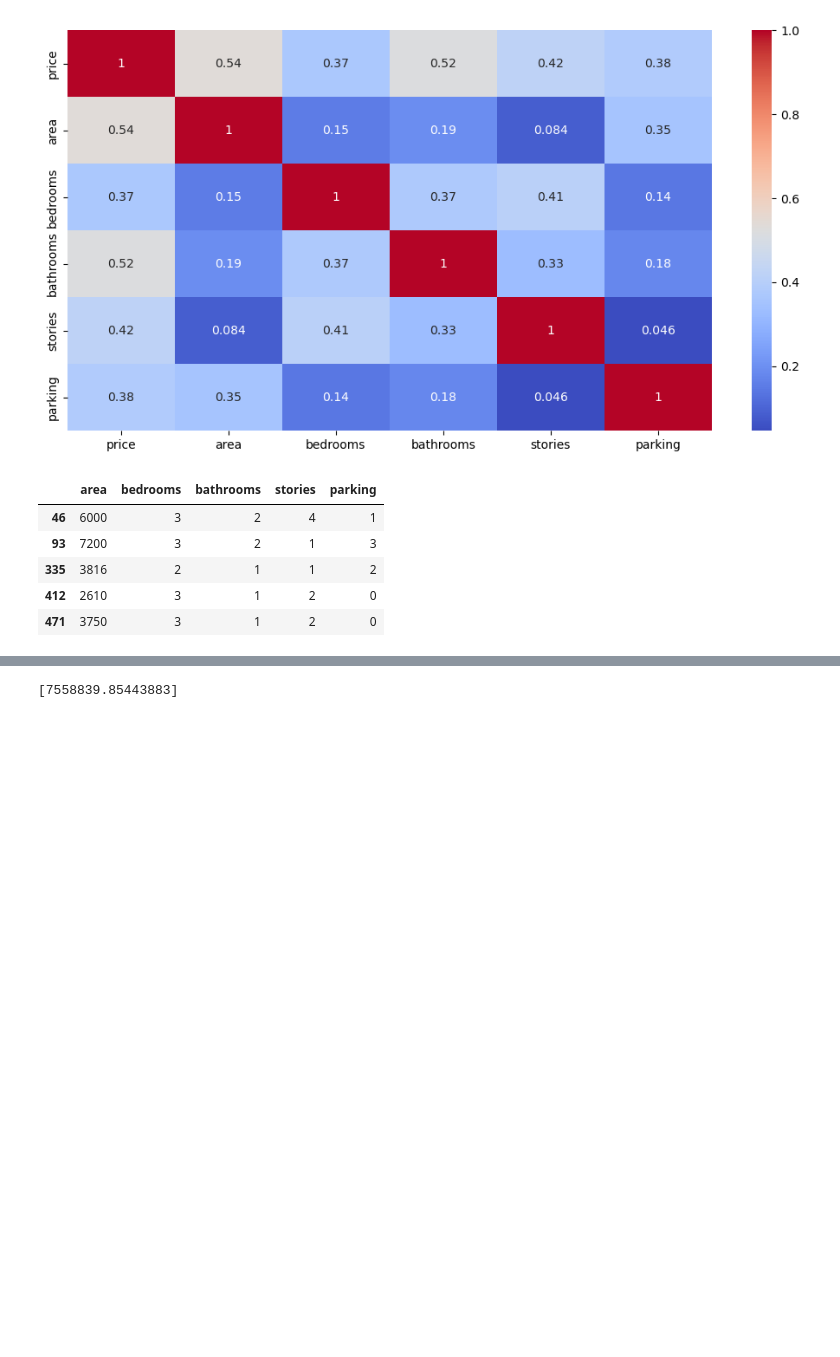
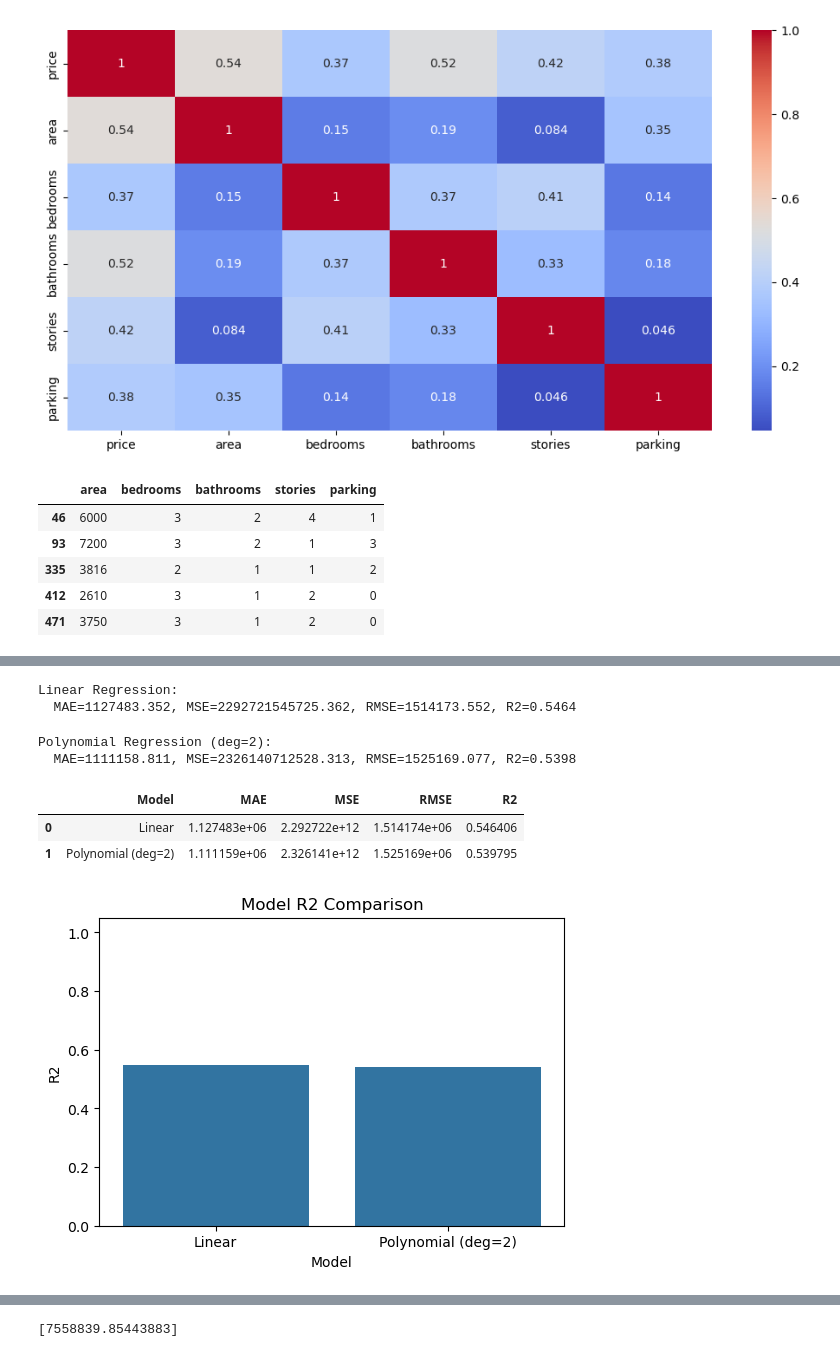
Before and after one commit to aquattda/ML_04, a Jupyter notebook: ML/Supervised/Regression/linear_regression.ipynb, the cells around one changed output, grey strips where cells are left out. Saved outputs shown, nothing was run; the diff lists cells and outputs as text; code cells hidden in the pictures; blank space fills up the shorter version.

```diff
--- a/ML/Supervised/Regression/linear_regression.ipynb
+++ b/ML/Supervised/Regression/linear_regression.ipynb
@@ -73,13 +291,3 @@ X_train.head()
 | 335 | 3816 | 2 | 1 | 1 | 2 |
 | 412 | 2610 | 3 | 1 | 2 | 0 |
 | 471 | 3750 | 3 | 1 | 2 | 0 |
-# %%
-#Linear_model = LinearRegression()
-#Linear_model.fit(X_train, y_train)
-from sklearn.pipeline import make_pipeline
-
-pipe = make_pipeline(PolynomialFeatures(degree=2, include_bias=False), LinearRegression()) #degree (hyperparameter)
-pipe.fit(X_train, y_train)
-
-y_pred = pipe.predict(X_test)
-y_pred
@@ -106,0 +297,61 @@ array([ 6505190.04845729,  6264935.34562231,  3379732.2803393 ,
+# %%
+# --- Model A: Simple Linear Regression ---
+Linear_model = LinearRegression()
+Linear_model.fit(X_train, y_train)
+y_pred_lin = Linear_model.predict(X_test)
+
+# Metrics for Linear Regression
+mae_lin = mean_absolute_error(y_test, y_pred_lin)
+mse_lin = mean_squared_error(y_test, y_pred_lin)
+rmse_lin = np.sqrt(mse_lin)
+r2_lin = r2_score(y_test, y_pred_lin)
+
+print(
+    f"Linear Regression:\n  MAE={mae_lin:.3f}, MSE={mse_lin:.3f}, RMSE={rmse_lin:.3f}, R2={r2_lin:.4f}"
+)
+# %% [output]
+Linear Regression:
+  MAE=1127483.352, MSE=2292721545725.362, RMSE=1514173.552, R2=0.5464
+# %%
+# --- Model B: Polynomial Regression (degree=2) using a pipeline ---
+from sklearn.pipeline import make_pipeline
+poly_pipe = make_pipeline(PolynomialFeatures(degree=2, include_bias=False), LinearRegression())
+poly_pipe.fit(X_train, y_train)
+y_pred_poly = poly_pipe.predict(X_test)
+
+# Metrics for Polynomial Regression
+mae_poly = mean_absolute_error(y_test, y_pred_poly)
+mse_poly = mean_squared_error(y_test, y_pred_poly)
+rmse_poly = np.sqrt(mse_poly)
+r2_poly = r2_score(y_test, y_pred_poly)
+
+print(
+    f"Polynomial Regression (deg=2):\n  MAE={mae_poly:.3f}, MSE={mse_poly:.3f}, RMSE={rmse_poly:.3f}, R2={r2_poly:.4f}"
+)
+# %% [output]
+Polynomial Regression (deg=2):
+  MAE=1111158.811, MSE=2326140712528.313, RMSE=1525169.077, R2=0.5398
+# %%
+# --- Compare results side-by-side ---
+import pandas as pd
+results = pd.DataFrame({
+    'Model': ['Linear', 'Polynomial (deg=2)'],
+    'MAE': [mae_lin, mae_poly],
+    'MSE': [mse_lin, mse_poly],
+    'RMSE': [rmse_lin, rmse_poly],
+    'R2': [r2_lin, r2_poly]
+})
+
+display(results)
+
+# Bar chart for R2 comparison
+plt.figure(figsize=(6,4))
+sns.barplot(x='Model', y='R2', data=results)
+plt.ylim(min(0, results['R2'].min() - 0.05), 1.05)
+plt.title('Model R2 Comparison')
+plt.show()
+# %% [output]
+|  | Model | MAE | MSE | RMSE | R2 |
+| 0 | Linear | 1.127483e+06 | 2.292722e+12 | 1.514174e+06 | 0.546406 |
+| 1 | Polynomial (deg=2) | 1.111159e+06 | 2.326141e+12 | 1.525169e+06 | 0.539795 |
+[figure, added]
```
Also changed, not shown: parts of 50 cells of this notebook, 6 other files.
